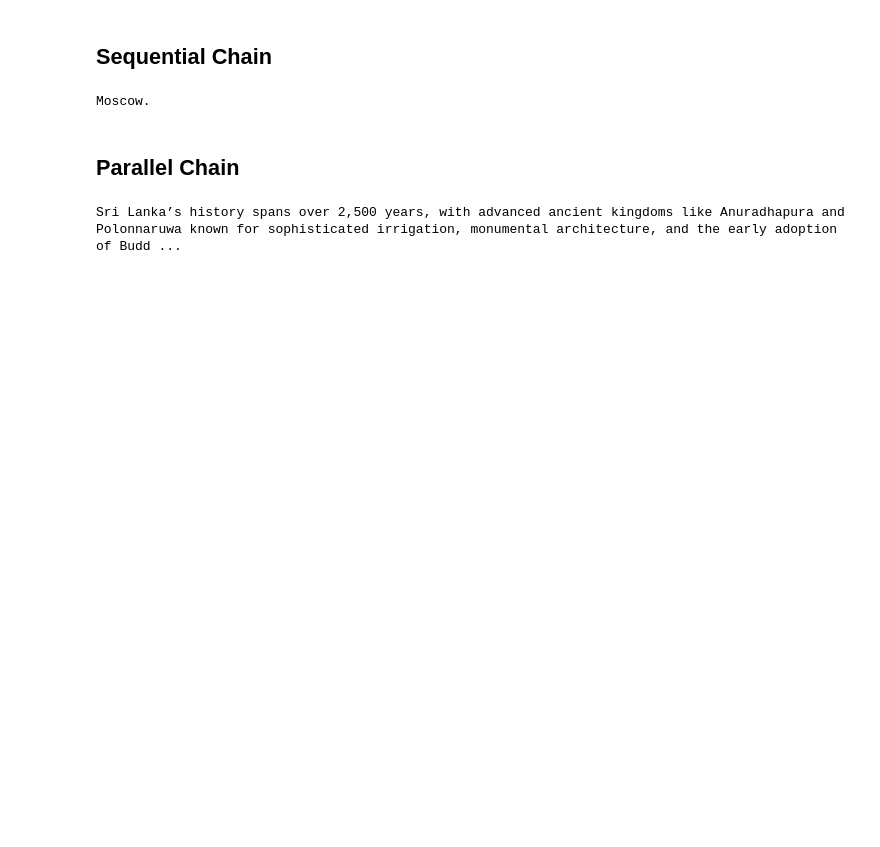
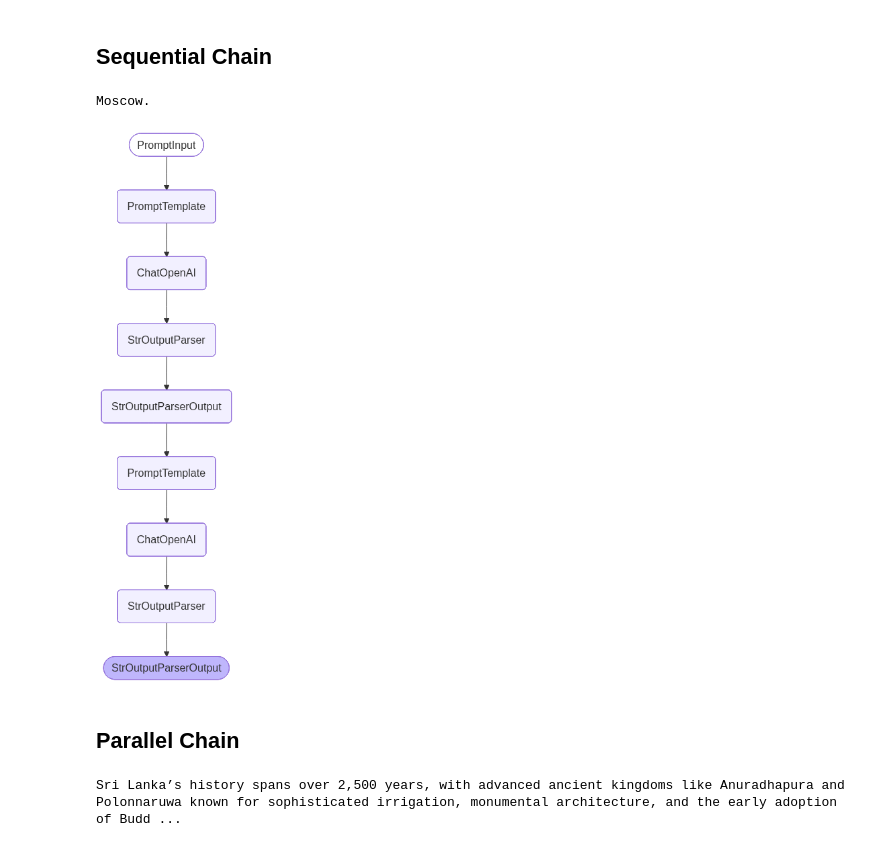
Before and after one commit to InduwaraGayashan001/LangChain, a Jupyter notebook: Prompt_Templates_&_Chains.ipynb, the cells around one changed output. Saved outputs shown, nothing was run; the diff lists cells and outputs as text; code cells hidden in the pictures; blank space fills up the shorter version.

```diff
--- a/Prompt_Templates_&_Chains.ipynb
+++ b/Prompt_Templates_&_Chains.ipynb
@@ -97,6 +103,12 @@ result = sequential_chain.invoke({"continent": "Asia"})
 print(result)
 # %% [output]
 Moscow.
+# %%
+from IPython.display import Image
+
+Image(sequential_chain.get_graph().draw_mermaid_png())
+# %% [output]
+[figure, added]
 # %% [markdown]
 ## Parallel Chain
 # %%
```
Also changed, not shown: parts of 6 cells of this notebook.
